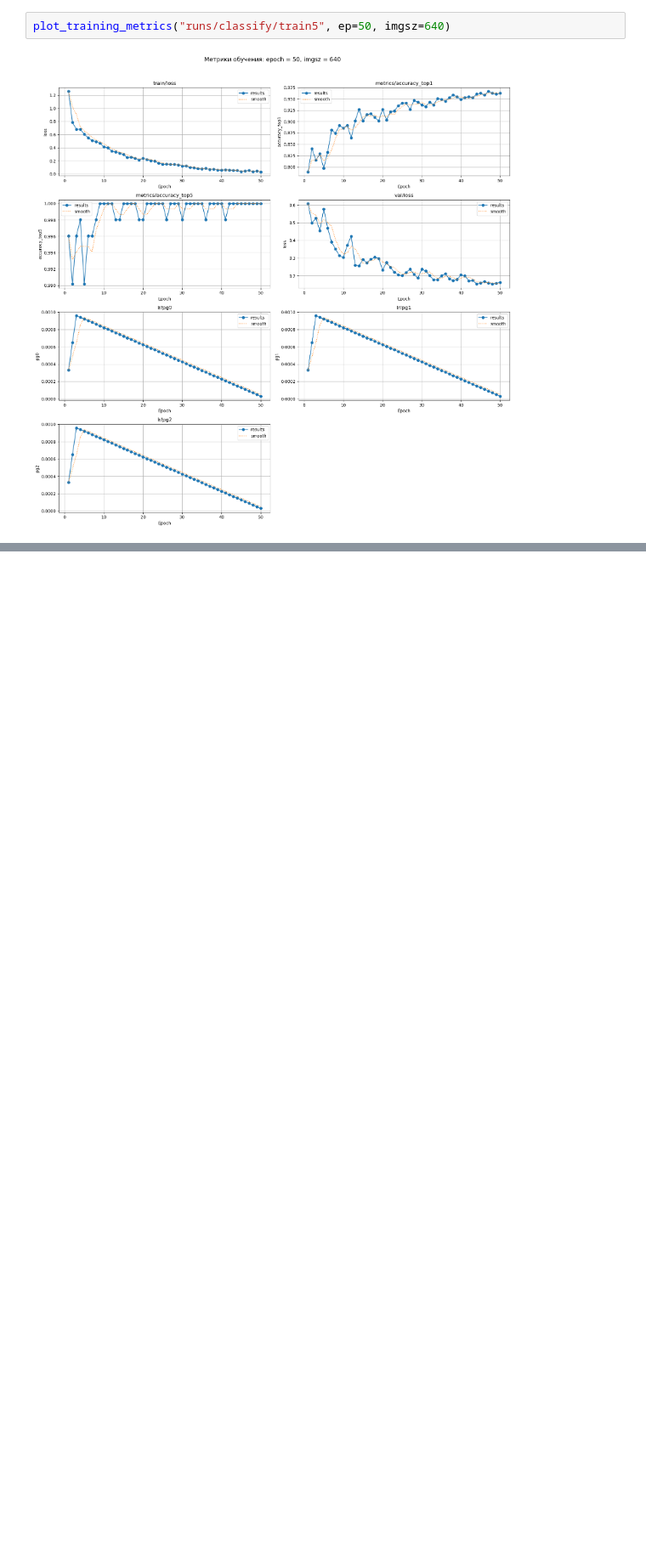
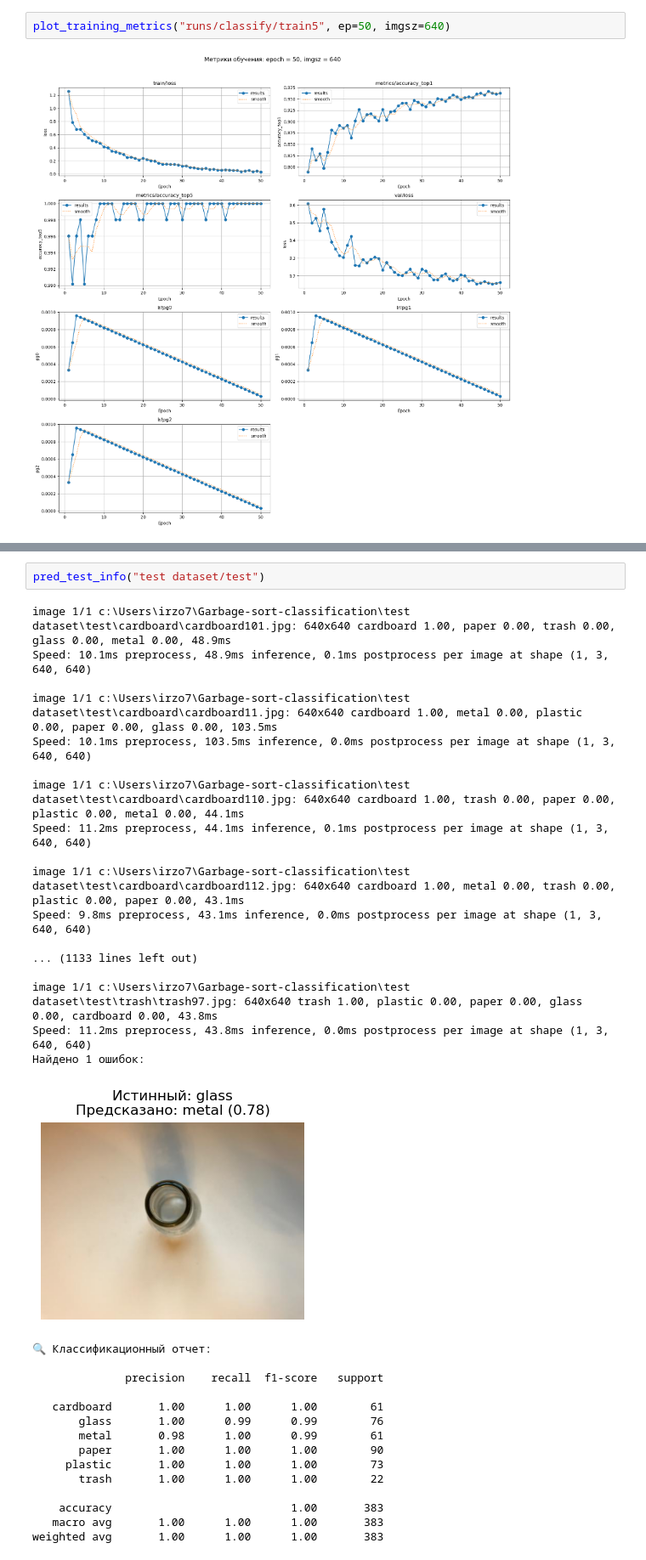
Before and after one commit to HIGSSS/Garbage-sort-classification, a Jupyter notebook: Trash_scan.ipynb, the cells around one changed output, grey strips where cells are left out. Shown at 85% size. Drawn from its saved outputs; the diff is of its cells as text; blank space fills up the shorter version.

```diff
--- a/Trash_scan.ipynb
+++ b/Trash_scan.ipynb
@@ -222,0 +253,35 @@ weighted avg       0.99      0.99      0.99       384
+# %%
+pred_test_info("test dataset/test")
+# %% [output]
+image 1/1 c:\Users\irzo7\Garbage-sort-classification\test dataset\test\cardboard\cardboard101.jpg: 640x640 cardboard 1.00, paper 0.00, trash 0.00, glass 0.00, metal 0.00, 48.9ms
+Speed: 10.1ms preprocess, 48.9ms inference, 0.1ms postprocess per image at shape (1, 3, 640, 640)
+
+image 1/1 c:\Users\irzo7\Garbage-sort-classification\test dataset\test\cardboard\cardboard11.jpg: 640x640 cardboard 1.00, metal 0.00, plastic 0.00, paper 0.00, glass 0.00, 103.5ms
+Speed: 10.1ms preprocess, 103.5ms inference, 0.0ms postprocess per image at shape (1, 3, 640, 640)
+
+image 1/1 c:\Users\irzo7\Garbage-sort-classification\test dataset\test\cardboard\cardboard110.jpg: 640x640 cardboard 1.00, trash 0.00, paper 0.00, plastic 0.00, metal 0.00, 44.1ms
+Speed: 11.2ms preprocess, 44.1ms inference, 0.1ms postprocess per image at shape (1, 3, 640, 640)
+
+image 1/1 c:\Users\irzo7\Garbage-sort-classification\test dataset\test\cardboard\cardboard112.jpg: 640x640 cardboard 1.00, metal 0.00, trash 0.00, plastic 0.00, paper 0.00, 43.1ms
+Speed: 9.8ms preprocess, 43.1ms inference, 0.0ms postprocess per image at shape (1, 3, 640, 640)
+
+... (1133 lines left out)
+
+image 1/1 c:\Users\irzo7\Garbage-sort-classification\test dataset\test\trash\trash97.jpg: 640x640 trash 1.00, plastic 0.00, paper 0.00, glass 0.00, cardboard 0.00, 43.8ms
+Speed: 11.2ms preprocess, 43.8ms inference, 0.0ms postprocess per image at shape (1, 3, 640, 640)
+Найдено 1 ошибок:
+[figure, added]
+🔍 Классификационный отчет:
+
+              precision    recall  f1-score   support
+
+   cardboard       1.00      1.00      1.00        61
+       glass       1.00      0.99      0.99        76
+       metal       0.98      1.00      0.99        61
+       paper       1.00      1.00      1.00        90
+     plastic       1.00      1.00      1.00        73
+       trash       1.00      1.00      1.00        22
+
+    accuracy                           1.00       383
+   macro avg       1.00      1.00      1.00       383
+weighted avg       1.00      1.00      1.00       383
```
Also changed, not shown: parts of 4 cells of this notebook, 1 other file.
